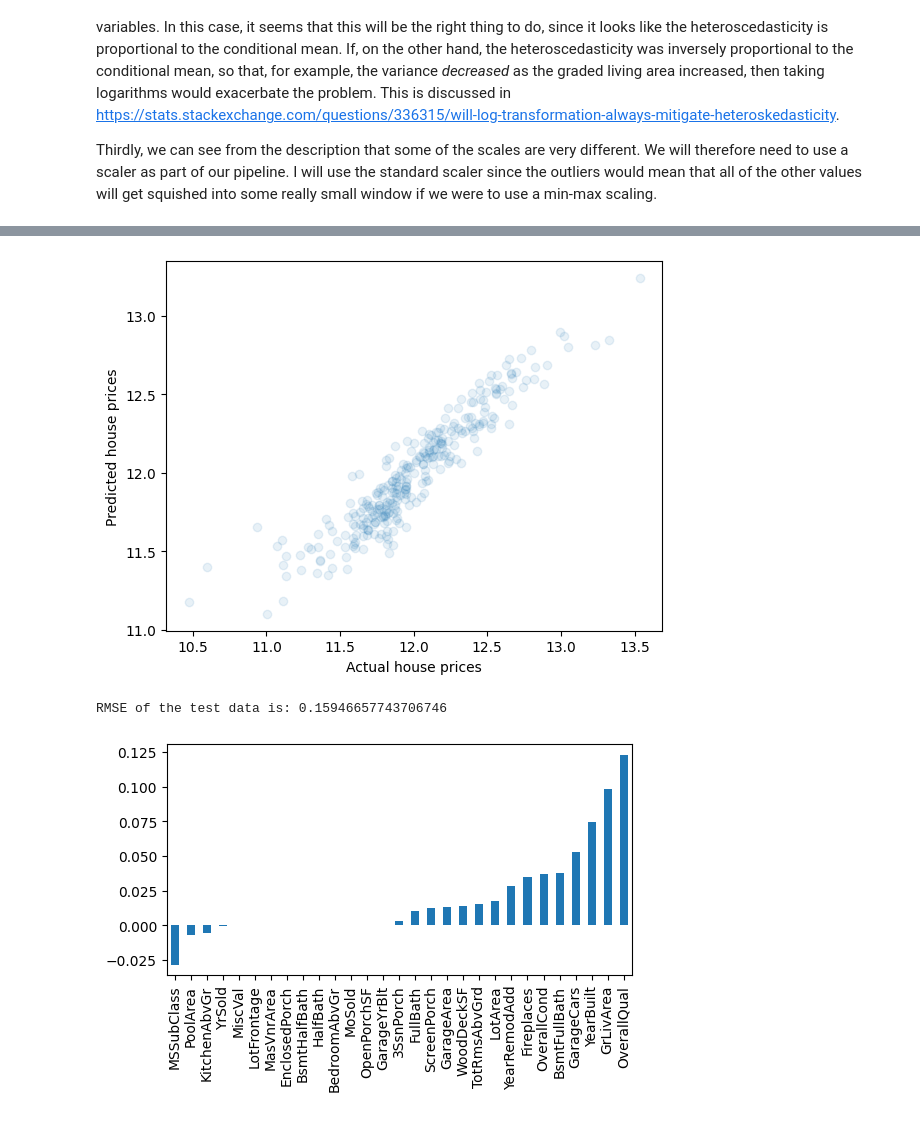
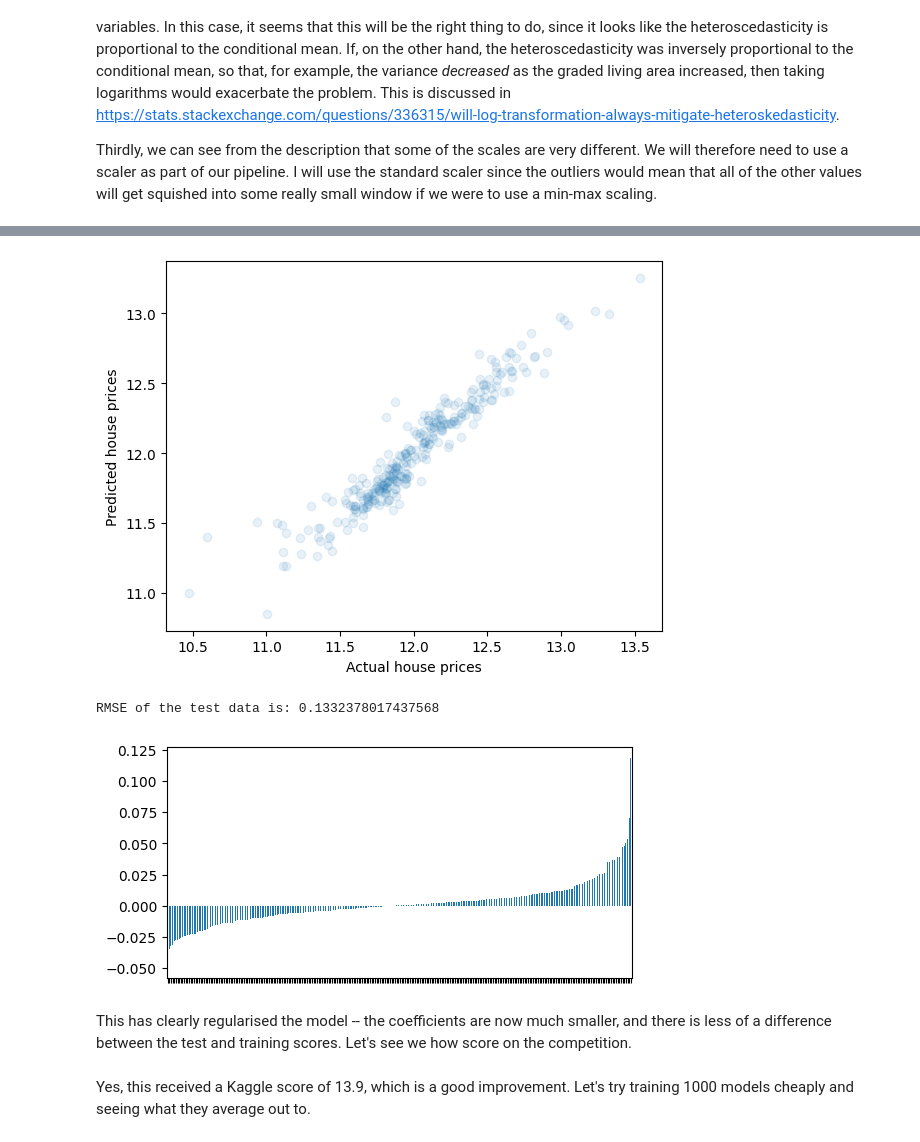
Before and after one commit to MatthewHabermann/KaggleComps, a Jupyter notebook: HousePrices/BasicLinReg.ipynb, the cells around one changed output, grey strips where cells are left out. Saved outputs shown, nothing was run; the diff lists cells and outputs as text; code cells hidden in the pictures.

```diff
--- a/HousePrices/BasicLinReg.ipynb
+++ b/HousePrices/BasicLinReg.ipynb
@@ -89,0 +128,4 @@ train_data_numerical = train_data.select_dtypes(exclude = 'object')
+# %%
+for column in train_data.columns:
+    if len(train_data[column].value_counts()) >=10:
+        print(train_data[column].value_counts())
@@ -182,17 +298,25 @@ So yes, this model is still overfit. We could simplify the model further by sele
 # %%
-from sklearn.linear_model import ElasticNet
+from sklearn.linear_model import ElasticNet, Ridge
 from sklearn.metrics import mean_squared_error
 from sklearn.model_selection import GridSearchCV, train_test_split
 from sklearn.preprocessing import StandardScaler
 
-model = ElasticNet()
-X_train, X_test, y_train, y_test = train_test_split(train_data_numerical_dropped_features, y, train_size = 0.8, random_state = 42)
-my_pipeline = Pipeline(steps = [('imputer', SimpleImputer(strategy = 'median')), #Using median so that hopefully outliers have less of an effect.
-                              ('std_scaler', StandardScaler()),
+model = Ridge()
+X_train, X_test, y_train, y_test = train_test_split(train_data, y, train_size = 0.8, random_state = 42)
+my_pipeline = Pipeline(steps = [('preprocessor', preprocessor),
                               ('model', model)
                              ])
-parameters = {'model__l1_ratio' : np.linspace(0,1,10), 'model__alpha' : np.logspace(-2,0,10)}
+alpha_val = 0
 
-gs = GridSearchCV(my_pipeline, param_grid = parameters, scoring = 'neg_mean_squared_error', cv = 5)
-gs.fit(X_train, y_train)
+for i in range(100):
+    X_multiple_train, X_multiple_test, y_multiple_train, y_multiple_test = train_test_split(X_train, y_train, train_size = 0.8)
+    parameters = {'model__alpha' : np.logspace(0,2,10)}
+    gs = GridSearchCV(my_pipeline, param_grid = parameters, scoring = 'neg_mean_squared_error', cv = 5)
+    gs.fit(X_multiple_train, y_multiple_train)
+    alpha_val += gs.best_params_['model__alpha']
+    if i % 10 == 0:
+        print(i)
+
+alpha_val /= 100
+print(alpha_val)
 # %% [output]
@@ -209,11 +334,15 @@ GridSearchCV(cv=5,
 # %%
-best_model = gs.best_estimator_
-y_train_predict = best_model.predict(X_train)
+#Train the regularised model.
+model = Ridge(alpha = alpha_val)
+my_pipeline = Pipeline(steps = [('preprocessor', preprocessor),
+                              ('model', model)
+                             ])
+my_pipeline.fit(X_train, y_train)
+y_train_predict = my_pipeline.predict(X_train)
 plt.scatter(y_train, y_train_predict, alpha = 0.1)
 plt.xlabel("Actual house prices")
 plt.ylabel("Predicted house prices")
 plt.show()
 RMSE_train = mean_squared_error(y_train, y_train_predict)**0.5
 print(f"RMSE of the training data is: {RMSE_train}")
-print(gs.best_params_)
 # %% [output]
@@ -223,20 +351,22 @@ RMSE of the training data is: 0.1475149724882865
 # %%
-y_test_predict = best_model.predict(X_test)
+y_test_predict = my_pipeline.predict(X_test)
 plt.scatter(y_test, y_test_predict, alpha = 0.1)
 plt.xlabel("Actual house prices")
 plt.ylabel("Predicted house prices")
 plt.show()
 RMSE_test = mean_squared_error(y_test, y_test_predict)**0.5
+
 print(f"RMSE of the test data is: {RMSE_test}")
 # %% [output]
-[figure, old version]
+[figure, new version]
-RMSE of the test data is: 0.15946657743706746
+RMSE of the test data is: 0.1332378017437568
 # %%
-best_pipeline = gs.best_estimator_
-best_model = best_pipeline.named_steps['model']
-coef = pd.Series(best_model.coef_, index=X_train.columns).sort_values()
+coef = pd.Series(my_pipeline[1].coef_).sort_values()
 plt.figure(figsize=(6, 3))
 coef.plot(kind='bar')
+plt.xticks(visible=False)
 plt.show()
 # %% [output]
-[figure, old version]
+[figure, new version]
+# %% [markdown]
+This has clearly regularised the model -- the coefficients are now much smaller, and there is less of a difference between the test and training scores. Let's see we how score on the competition.
@@ -242,0 +377,2 @@ plt.show()
+# %% [markdown]
+Yes, this received a Kaggle score of 13.9, which is a good improvement. Let's try training 1000 models cheaply and seeing what they average out to.
```
Also changed, not shown: parts of 45 cells of this notebook, 6 other files.
